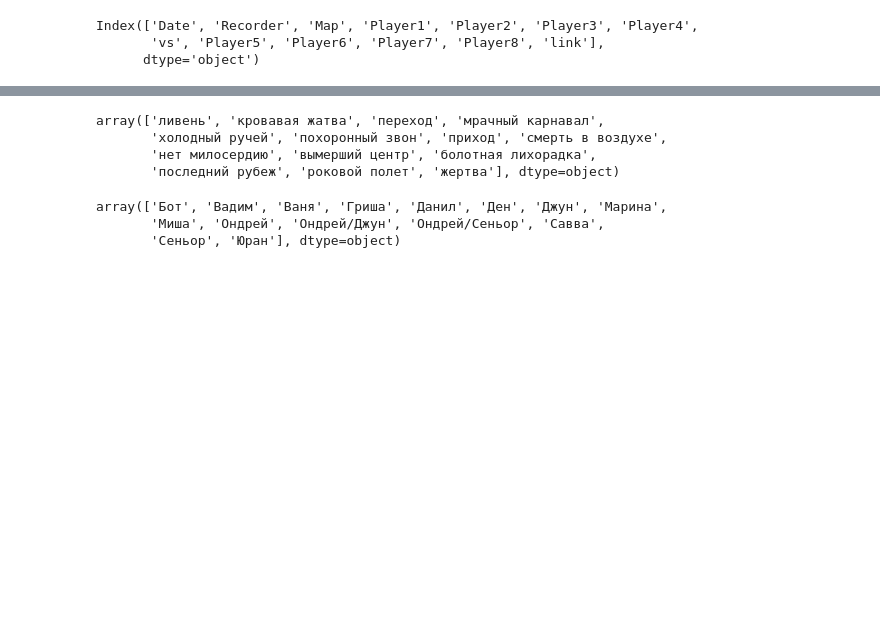
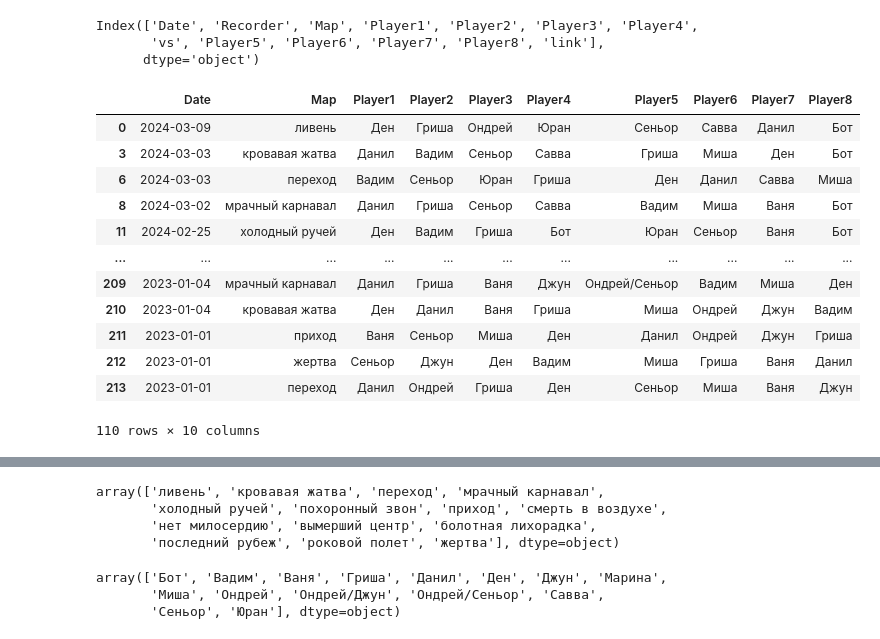
Before and after one commit to aprozo/team_split, a Jupyter notebook: train.ipynb, the cells around one changed output, grey strips where cells are left out. Saved outputs shown, nothing was run; the diff lists cells and outputs as text; code cells hidden in the pictures; blank space fills up the shorter version.

```diff
--- a/train.ipynb
+++ b/train.ipynb
@@ -19,3 +19,19 @@ dataset['Date'] = pd.to_datetime(dataset['Date'],format='%d.%m.%Y')
 dataset=dataset.drop_duplicates(subset=['Date','Map'])
 dataset.to_csv('new_data.csv',index=False)
 dataset.drop(columns=['link','Recorder','vs'],   inplace=True)
+# %%
+dataset
+# %% [output]
+|  | Date | Map | Player1 | Player2 | Player3 | Player4 | Player5 | Player6 | Player7 | Player8 |
+| 0 | 2024-03-09 | ливень | Ден | Гриша | Ондрей | Юран | Сеньор | Савва | Данил | Бот |
+| 3 | 2024-03-03 | кровавая жатва | Данил | Вадим | Сеньор | Савва | Гриша | Миша | Ден | Бот |
+| 6 | 2024-03-03 | переход | Вадим | Сеньор | Юран | Гриша | Ден | Данил | Савва | Миша |
+| 8 | 2024-03-02 | мрачный карнавал | Данил | Гриша | Сеньор | Савва | Вадим | Миша | Ваня | Бот |
+| 11 | 2024-02-25 | холодный ручей | Ден | Вадим | Гриша | Бот | Юран | Сеньор | Ваня | Бот |
+| ... | ... | ... | ... | ... | ... | ... | ... | ... | ... | ... |
+| 209 | 2023-01-04 | мрачный карнавал | Данил | Гриша | Ваня | Джун | Ондрей/Сеньор | Вадим | Миша | Ден |
+| 210 | 2023-01-04 | кровавая жатва | Ден | Данил | Ваня | Гриша | Миша | Ондрей | Джун | Вадим |
+| 211 | 2023-01-01 | приход | Ваня | Сеньор | Миша | Ден | Данил | Ондрей | Джун | Гриша |
+| 212 | 2023-01-01 | жертва | Сеньор | Джун | Ден | Вадим | Миша | Гриша | Ваня | Данил |
+| 213 | 2023-01-01 | переход | Данил | Ондрей | Гриша | Ден | Сеньор | Миша | Ваня | Джун |
+110 rows × 10 columns
```
Also changed, not shown: parts of 9 cells of this notebook.
